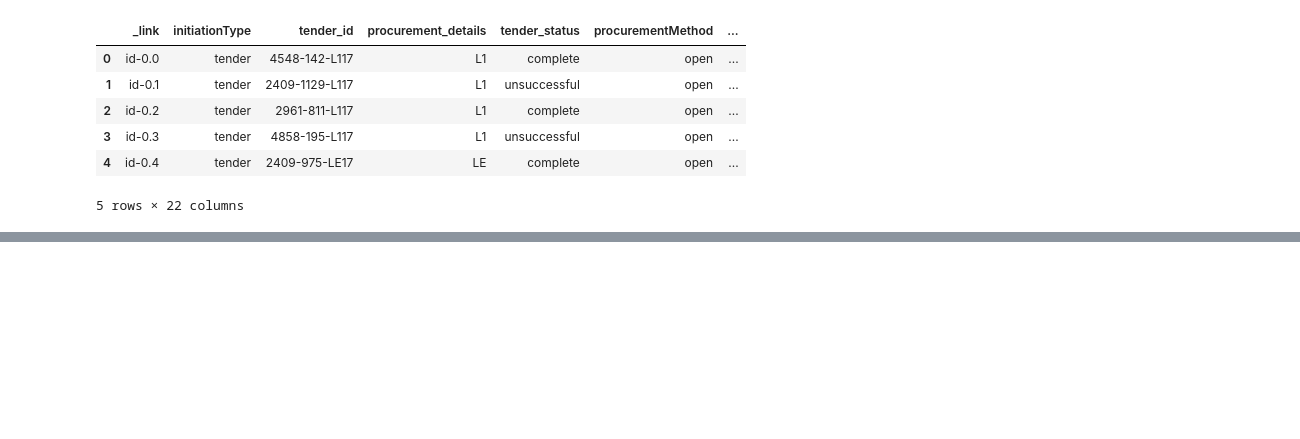
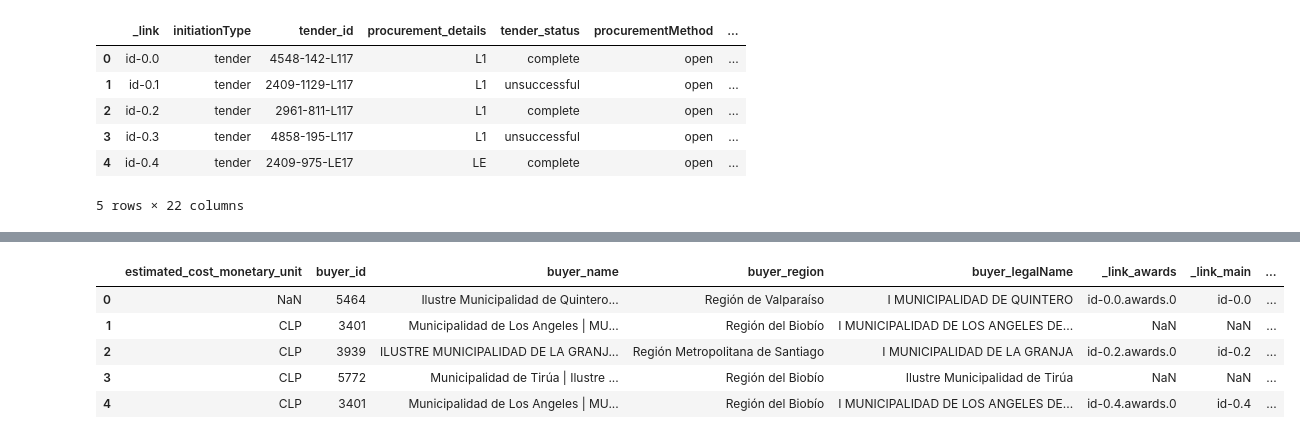
Before and after one commit to Camila-Rojas-05/Proyecto-IMT-2200-1-Grupo-14, a Jupyter notebook: Datos y trabajo con muestras/Revision_limpieza_2018.ipynb, the cells around one changed output, grey strips where cells are left out. Cells and saved outputs as stored; diff of their text form; code cells hidden in the pictures; blank space fills up the shorter version.

```diff
--- a/Datos y trabajo con muestras/Revision_limpieza_2018.ipynb
+++ b/Datos y trabajo con muestras/Revision_limpieza_2018.ipynb
@@ -1130,6 +1172,6 @@ df_main_buyer_info.head()
 # %%
-df_main_buyer_info.drop(columns=["buyer_id", "tender_procuringEntity_name", "_link_main","rol 1" ,"rol 2","_link_x", "address_countryName","_link_y", "_link_parties"], inplace=True)
-df_main_buyer_info.rename(columns={"address_region":"buyer_region", "name":"buyer_name", "id_y":"buyer_id", "legalName":"buyer_legalName", "tender_procurementMethodDetails":"procurement_details", "tender_procurementMethod":"procurementMethod"},inplace=True)
+df_main_buyer_info.drop(columns=["buyer_id", "tender_procuringEntity_name", "_link_main","rol 1" ,"rol 2","_link_x", "address_countryName","_link_x", "_link_main"], inplace=True)
+df_main_buyer_info.rename(columns={"address_region":"buyer_region", "name":"buyer_name", "id":"buyer_id", "legalName":"buyer_legalName", "tender_procurementMethodDetails":"procurement_details", "tender_procurementMethod":"procurementMethod", "address_countryName":"buyer_country"},inplace=True)
 df_main_buyer_info.head()
 # %% [output]
 |  | _link | initiationType | tender_id | procurement_details | tender_status | procurementMethod | ... |
@@ -1141,0 +1186,3 @@ df_main_buyer_info.head()
+# %%
+df_main_buyer_suplier = df_main_buyer_info.merge(df_supplier_additional_info, left_on="_link", right_on="_link_main", suffixes=("main_", "_supplier"), how="left")
+df_main_buyer_suplier.head()
@@ -1141,0 +1212,9 @@ df_main_buyer_info.head()
+# %%
+df_main_buyer_suplier[['estimated_cost_monetary_unit', 'buyer_id', 'buyer_name','buyer_region', 'buyer_legalName', '_link_awards', '_link_main', 'date','status', 'value_amount', 'value_monetary_unit', 'supplier_id', 'name','address_region', 'address_countryName', 'rol 1', 'rol 2', 'legalName']].head()
+# %% [output]
+|  | estimated_cost_monetary_unit | buyer_id | buyer_name | buyer_region | buyer_legalName | _link_awards | _link_main | ... |
+| 0 | NaN | 5464 | Ilustre Municipalidad de Quintero... | Región de Valparaíso | I MUNICIPALIDAD DE QUINTERO | id-0.0.awards.0 | id-0.0 | ... |
+| 1 | CLP | 3401 | Municipalidad de Los Angeles | MU... | Región del Biobío | I MUNICIPALIDAD DE LOS ANGELES DE... | NaN | NaN | ... |
+| 2 | CLP | 3939 | ILUSTRE MUNICIPALIDAD DE LA GRANJ... | Región Metropolitana de Santiago | I MUNICIPALIDAD DE LA GRANJA | id-0.2.awards.0 | id-0.2 | ... |
+| 3 | CLP | 5772 | Municipalidad de Tirúa | Ilustre ... | Región del Biobío | Ilustre Municipalidad de Tirúa | NaN | NaN | ... |
+| 4 | CLP | 3401 | Municipalidad de Los Angeles | MU... | Región del Biobío | I MUNICIPALIDAD DE LOS ANGELES DE... | id-0.4.awards.0 | id-0.4 | ... |
```
Also changed, not shown: parts of 47 cells of this notebook.
